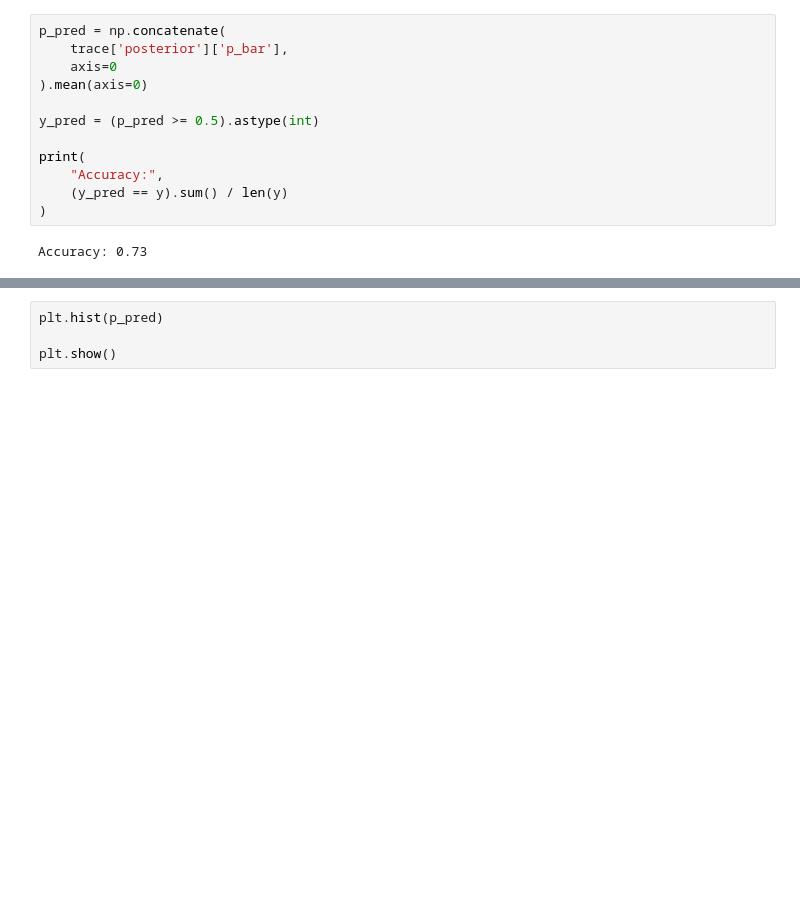
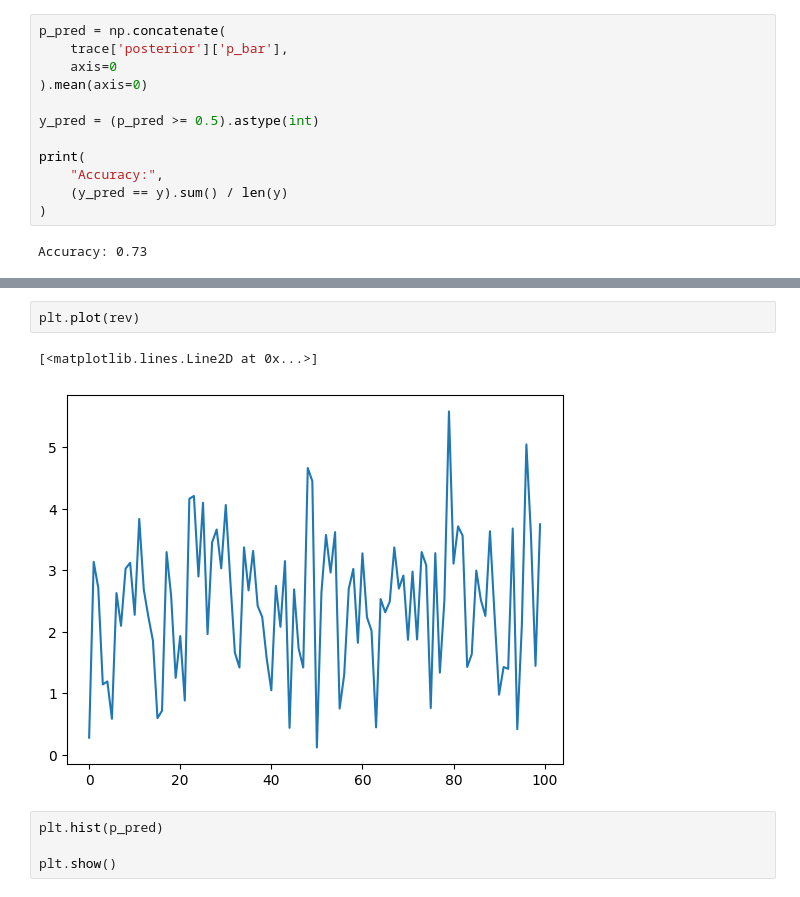
Before and after one commit to lentin26/Student-Prescription-Tree, a Jupyter notebook: lightGBM.ipynb, the cells around one changed output, grey strips where cells are left out. Drawn from its saved outputs; the diff is of its cells as text; blank space fills up the shorter version.

```diff
--- a/lightGBM.ipynb
+++ b/lightGBM.ipynb
@@ -2173,3 +2189,8 @@ array([0.00163793, 0.0068192 , 0.0037239 , 0.00444335, 0.00647626,
+# %%
+plt.plot(rev)
+# %% [output]
+[<matplotlib.lines.Line2D at 0x...>]
+[figure, added]
 # %%
 plt.hist(p_pred)
 
```
Also changed, not shown: parts of 5 cells of this notebook.
